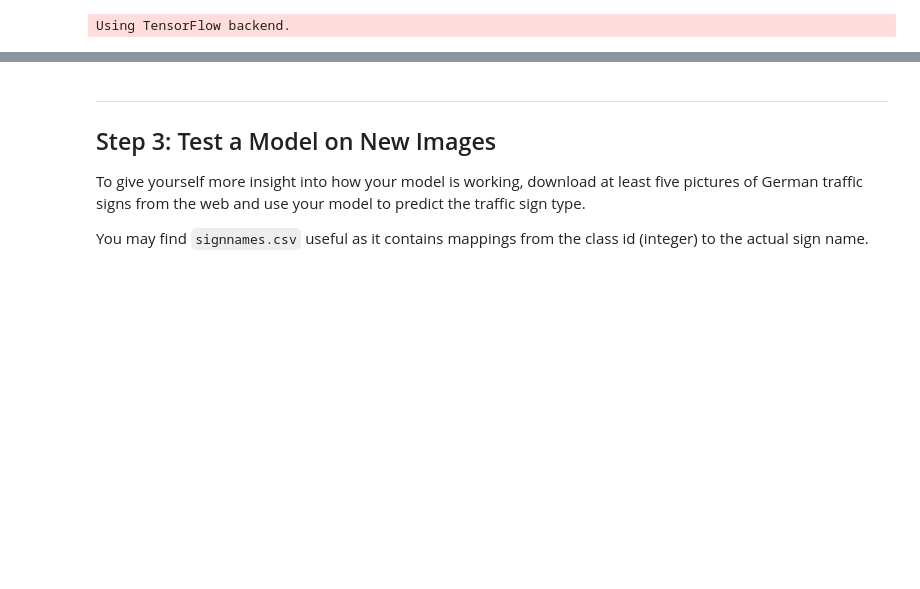
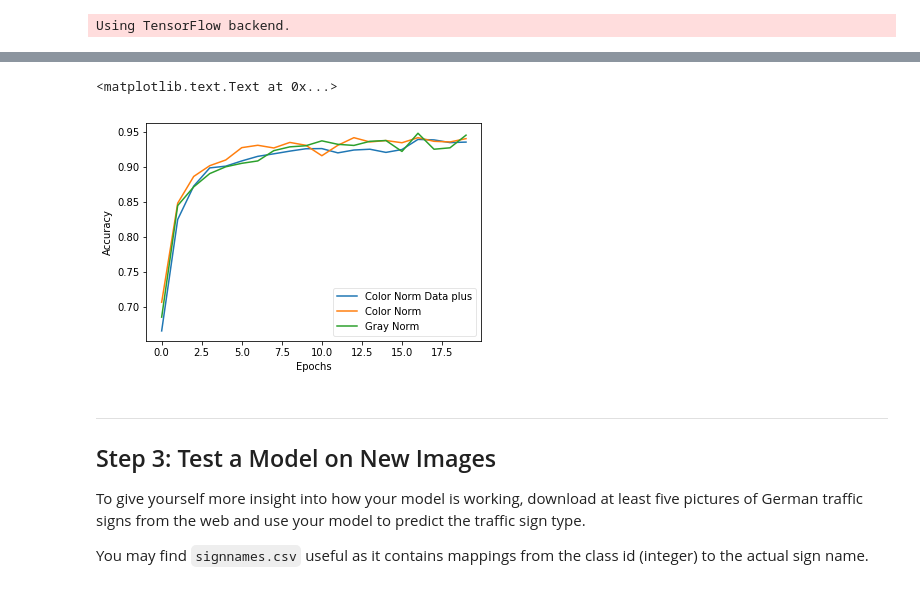
Before and after one commit to edgarcgarzon/CarND-Traffic-Sign-Classifier-P2, a Jupyter notebook: Traffic_Sign_Classifier.ipynb, the cells around one changed output, grey strips where cells are left out. Drawn from its saved outputs; the diff is of its cells as text; code cells hidden in the pictures; blank space fills up the shorter version.

```diff
--- a/Traffic_Sign_Classifier.ipynb
+++ b/Traffic_Sign_Classifier.ipynb
@@ -969,0 +736,27 @@ Test Accuracy EnhancedData = 0.905
+# %%
+X_train_in = X_train_gray_norm
+y_train_in = y_train
+
+X_valid_in = X_valid_gray_norm
+X_test_in  = X_test_gray_norm
+
+x = tf.placeholder(tf.float32, (None, 32, 32, 1))
+
+par['name']        = "GrayNormRegDrop_1"
+par['epochs']      = 20
+par['rate']        = 0.0005
+par['kb_conv_1']   = 0.9
+par['kb_conv_2']   = 0.9
+par['kb_fc_1']     = 0.6
+par['kb_fc_2']     = 0.6
+par['beta']        = 0.001
+par['earlyTermEn'] = 0
+par['ch']          = 1
+
+#printInfo()
+
+logits, trainOp = defineTrainingPipeline(LeNet6)
+
+GrayNormRegDrop_1 = training()
+
+testAccuracy()
@@ -970,3 +771,19 @@ Test Accuracy EnhancedData = 0.905
+# %%
+fig, ax = plt.subplots()
+
+line1, = ax.plot(range(0, len(ColorNormRegDropPlus_1)) , (ColorNormRegDropPlus_1),
+                 label='Color Norm Data plus')
+line1, = ax.plot(range(0, len(colorNorm0001_1)) , (colorNorm0001_1),
+                 label='Color Norm')
+line1, = ax.plot(range(0, len(GrayNormRegDrop_1)) , (GrayNormRegDrop_1),
+                 label='Gray Norm ')
+
+ax.legend(loc='best', fancybox=True, framealpha=0.5)
+ax.set_xlabel('Epochs')
+ax.set_ylabel('Accuracy')
+# %% [output]
+<matplotlib.text.Text at 0x...>
+[figure, added]
 # %% [markdown]
 ---
 
```
Also changed, not shown: parts of 52 cells of this notebook.
